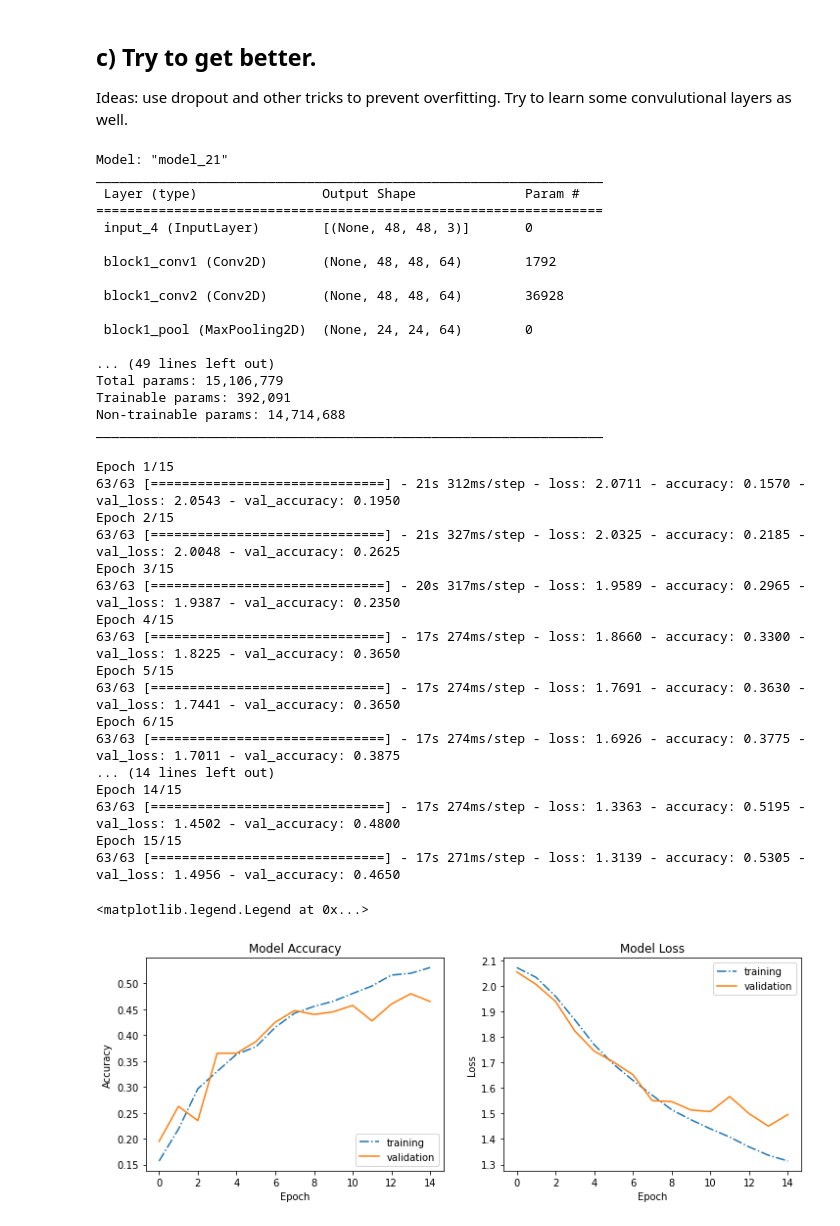
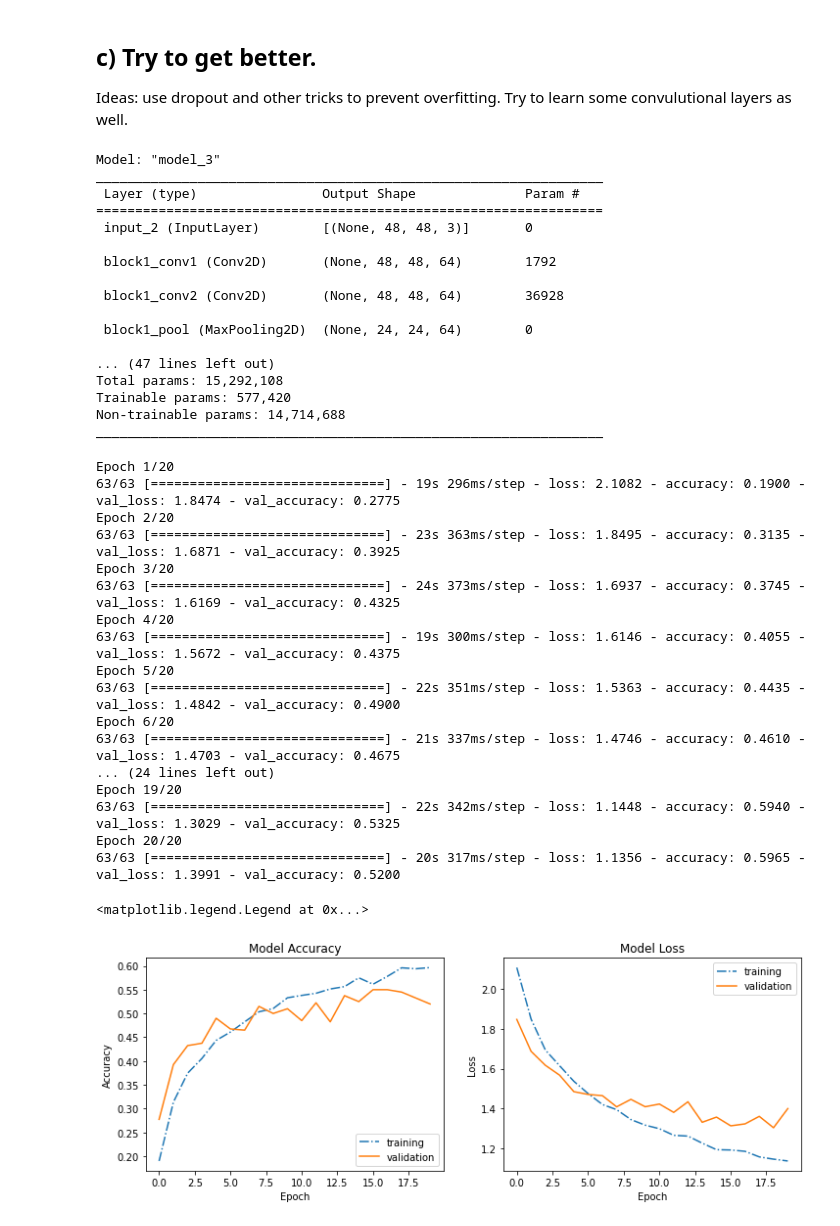
Before and after one commit to schmuecker/machine-learning-course, a Jupyter notebook: Deep Learning/02 edge_lovers_cnn/02.2 cnn/02.2 cl_cnn_faces.ipynb, the cells around one changed output. Drawn from its saved outputs; the diff is of its cells as text; code cells hidden in the pictures.

```diff
--- a/Deep Learning/02 edge_lovers_cnn/02.2 cnn/02.2 cl_cnn_faces.ipynb
+++ b/Deep Learning/02 edge_lovers_cnn/02.2 cnn/02.2 cl_cnn_faces.ipynb
@@ -363,29 +363,26 @@ plt.show()
 Ideas: use dropout and other tricks to prevent overfitting. Try to learn some convulutional layers as well.
 # %%
 fc2 = base_model.output
+fc2 = Flatten()(fc2)
 
-fc2 = Conv2D(15, kernel_size=3, activation='elu', name='my_conv1', padding="same", input_shape=(48, 48, 3))(fc2)
-
-fc2 = Flatten()(fc2)
+fc2 = Dense(512, activation='elu', name='my_dense1')(fc2)
+fc2 = Dropout(0.2, name='my_dropout1')(fc2)
 
 fc2 = Dense(512, activation='elu', name='my_dense2')(fc2)
 fc2 = Dropout(0.2, name='my_dropout2')(fc2)
 
-fc2 = Dense(512, activation='elu', name='my_dense3')(fc2)
+fc2 = Dense(100, activation='elu', name='my_dense3')(fc2)
 fc2 = Dropout(0.2, name='my_dropout3')(fc2)
 
-fc2 = Dense(100, activation='elu', name='my_dense4')(fc2)
-fc2 = Dropout(0.2, name='my_dropout4')(fc2)
-
-fc2 = Dense(8, activation='softmax', name='my_dense5')(fc2)
+fc2 = Dense(8, activation='softmax', name='my_dense4')(fc2)
 model_trans_2 = tf.compat.v1.keras.Model(base_model.input, fc2) #Current hack for TF 2.0 and keras
 model_trans_2.summary()
 # %% [output]
-Model: "model_21"
+Model: "model_3"
 _________________________________________________________________
  Layer (type)                Output Shape              Param #
 =================================================================
- input_4 (InputLayer)        [(None, 48, 48, 3)]       0
+ input_2 (InputLayer)        [(None, 48, 48, 3)]       0
 
  block1_conv1 (Conv2D)       (None, 48, 48, 64)        1792
 
@@ -393,56 +390,56 @@ _________________________________________________________________
 
  block1_pool (MaxPooling2D)  (None, 24, 24, 64)        0
 
-... (49 lines left out)
-Total params: 15,106,779
-Trainable params: 392,091
+... (47 lines left out)
+Total params: 15,292,108
+Trainable params: 577,420
 Non-trainable params: 14,714,688
 _________________________________________________________________
 # %%
 # Compile transformed model
 model_trans_2.compile(optimizer=SGD(), loss="categorical_crossentropy", metrics=['accuracy'])
 
 # Fit transformed model
-history = model_trans_2.fit(X_train, Y_train_oh, validation_data=(X_valid, Y_valid_oh), epochs=15)
+history = model_trans_2.fit(X_train, Y_train_oh, validation_data=(X_valid, Y_valid_oh), epochs=20)
 
 # Plot
 plt.figure(figsize=(12,4))
 
 plt.subplot(1,2,(1))
 plt.plot(history.history['accuracy'],linestyle='-.')
 plt.plot(history.history['val_accuracy'])
 plt.title('Model Accuracy')
 plt.ylabel('Accuracy')
 plt.xlabel('Epoch')
 plt.legend(['training', 'validation'], loc='lower right')
 
 plt.subplot(1,2,(2))
 plt.plot(history.history['loss'], linestyle='-.')
 plt.plot(history.history['val_loss'])
 plt.title('Model Loss')
 plt.ylabel('Loss')
 plt.xlabel('Epoch')
 plt.legend(['training', 'validation'], loc='upper right')
 # %% [output]
-Epoch 1/15
-63/63 [==============================] - 21s 312ms/step - loss: 2.0711 - accuracy: 0.1570 - val_loss: 2.0543 - val_accuracy: 0.1950
-Epoch 2/15
-63/63 [==============================] - 21s 327ms/step - loss: 2.0325 - accuracy: 0.2185 - val_loss: 2.0048 - val_accuracy: 0.2625
-Epoch 3/15
-63/63 [==============================] - 20s 317ms/step - loss: 1.9589 - accuracy: 0.2965 - val_loss: 1.9387 - val_accuracy: 0.2350
-Epoch 4/15
-63/63 [==============================] - 17s 274ms/step - loss: 1.8660 - accuracy: 0.3300 - val_loss: 1.8225 - val_accuracy: 0.3650
-Epoch 5/15
-63/63 [==============================] - 17s 274ms/step - loss: 1.7691 - accuracy: 0.3630 - val_loss: 1.7441 - val_accuracy: 0.3650
-Epoch 6/15
-63/63 [==============================] - 17s 274ms/step - loss: 1.6926 - accuracy: 0.3775 - val_loss: 1.7011 - val_accuracy: 0.3875
-... (14 lines left out)
-Epoch 14/15
-63/63 [==============================] - 17s 274ms/step - loss: 1.3363 - accuracy: 0.5195 - val_loss: 1.4502 - val_accuracy: 0.4800
-Epoch 15/15
-63/63 [==============================] - 17s 271ms/step - loss: 1.3139 - accuracy: 0.5305 - val_loss: 1.4956 - val_accuracy: 0.4650
+Epoch 1/20
+63/63 [==============================] - 19s 296ms/step - loss: 2.1082 - accuracy: 0.1900 - val_loss: 1.8474 - val_accuracy: 0.2775
+Epoch 2/20
+63/63 [==============================] - 23s 363ms/step - loss: 1.8495 - accuracy: 0.3135 - val_loss: 1.6871 - val_accuracy: 0.3925
+Epoch 3/20
+63/63 [==============================] - 24s 373ms/step - loss: 1.6937 - accuracy: 0.3745 - val_loss: 1.6169 - val_accuracy: 0.4325
+Epoch 4/20
+63/63 [==============================] - 19s 300ms/step - loss: 1.6146 - accuracy: 0.4055 - val_loss: 1.5672 - val_accuracy: 0.4375
+Epoch 5/20
+63/63 [==============================] - 22s 351ms/step - loss: 1.5363 - accuracy: 0.4435 - val_loss: 1.4842 - val_accuracy: 0.4900
+Epoch 6/20
+63/63 [==============================] - 21s 337ms/step - loss: 1.4746 - accuracy: 0.4610 - val_loss: 1.4703 - val_accuracy: 0.4675
+... (24 lines left out)
+Epoch 19/20
+63/63 [==============================] - 22s 342ms/step - loss: 1.1448 - accuracy: 0.5940 - val_loss: 1.3029 - val_accuracy: 0.5325
+Epoch 20/20
+63/63 [==============================] - 20s 317ms/step - loss: 1.1356 - accuracy: 0.5965 - val_loss: 1.3991 - val_accuracy: 0.5200
 <matplotlib.legend.Legend at 0x...>
-[figure, old version]
+[figure, new version]
 # %%
 model_trans_2.evaluate(X_test, Y_test_oh)
 # %% [output]
```
Also changed, not shown: parts of 11 cells of this notebook.
